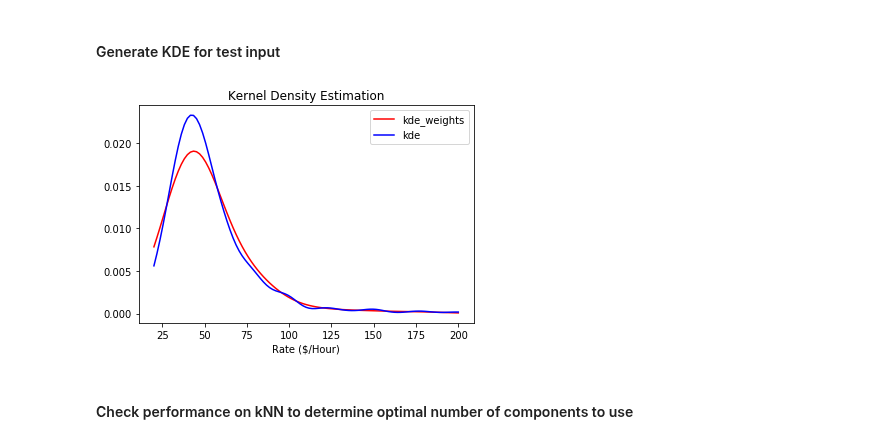
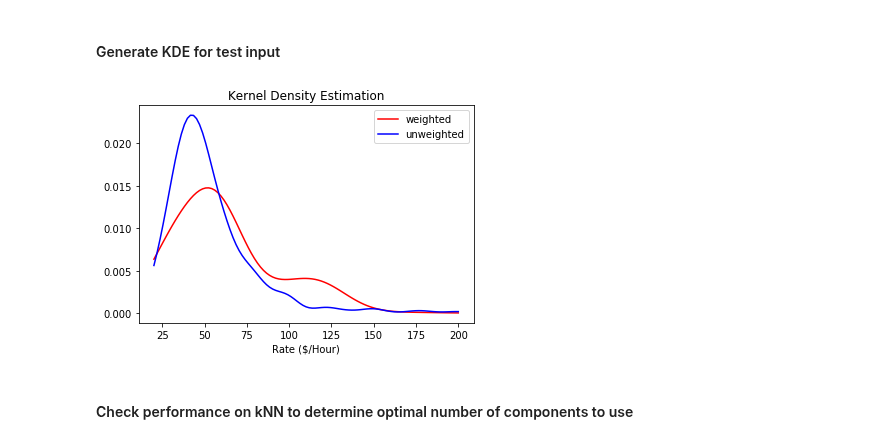
Before and after one commit to vijayoct27/tutor_prediction, a Jupyter notebook: notebook/tutor_rate.ipynb, the cells around one changed output. Drawn from its saved outputs; the diff is of its cells as text; code cells hidden in the pictures.

```diff
--- a/notebook/tutor_rate.ipynb
+++ b/notebook/tutor_rate.ipynb
@@ -62,10 +62,10 @@ Name: hours_tutor, dtype: float64
 # %%
 plt.hist(df_eng.rate, bins=20, range=(20,200), density=True)
 plt.xlabel('Rate')
-gkde = stats.gaussian_kde(df_eng.rate, bw_method = 0.2, weights=None)
+gkde = stats.gaussian_kde(df_eng.rate, bw_method = None, weights=None)
 ind = np.linspace(20, 200, 101)
 kdepdf = gkde.evaluate(ind)
-plt.plot(ind, kdepdf, label='kde', color="r")
+plt.plot(ind, kdepdf, label='unweighted', color="r")
 plt.title('Kernel Density Estimation')
 #plt.legend()
 plt.savefig('kde-rate.png', dpi=100)
@@ -370,24 +370,25 @@ pca = PCA(n_components=3)
 test_pca = pca.fit_transform(scaled_df)
 
 #test input
-input_test = np.array([0, 0, 0])
+input_test = np.array([-0.2, 0.2, 0])
 weights_test = (1. / np.linalg.norm(input_test - test_pca, axis=-1))
 # %% [markdown]
 #### Generate KDE for test input
 # %%
-gkde_weight = stats.gaussian_kde(df_eng.rate, bw_method = 0.5, weights=weights_test**2)
+gkde_weight = stats.gaussian_kde(df_eng.rate, bw_method = 0.5, weights=weights_test**4)
 #gkde_weight = stats.gaussian_kde(df_eng.rate, bw_method = 0.5, weights=np.ones(len(df_eng.rate)))
 ind = np.linspace(20, 200, 101)
 kdepdf_weights = gkde_weight.evaluate(ind)
 #plt.figure()
-plt.plot(ind, kdepdf_weights, label='kde_weights', color="r")
+plt.plot(ind, kdepdf_weights, label='weighted', color="r")
 plt.title('Kernel Density Estimation')
 plt.xlabel('Rate ($/Hour)')
-plt.plot(ind, kdepdf, label='kde', color='b')
+plt.plot(ind, kdepdf, label='unweighted', color='b')
 plt.legend()
+plt.savefig('kde-rate_ex.png', dpi=100)
 plt.show()
 # %% [output]
-[figure, old version]
+[figure, new version]
 # %% [markdown]
 #### Check performance on kNN to determine optimal number of components to use
 # %%
```
Also changed, not shown: parts of 3 cells of this notebook, 4 other files.
